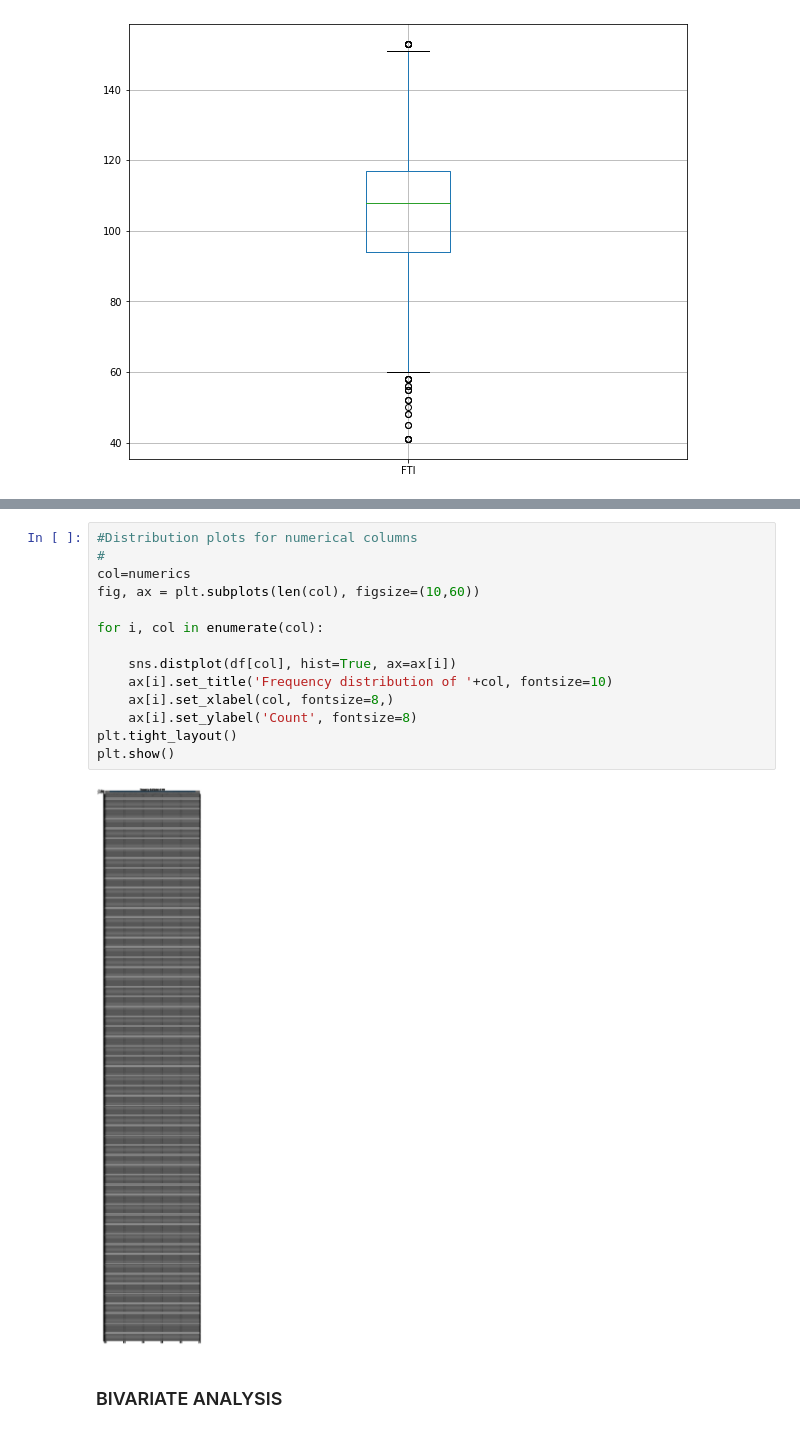
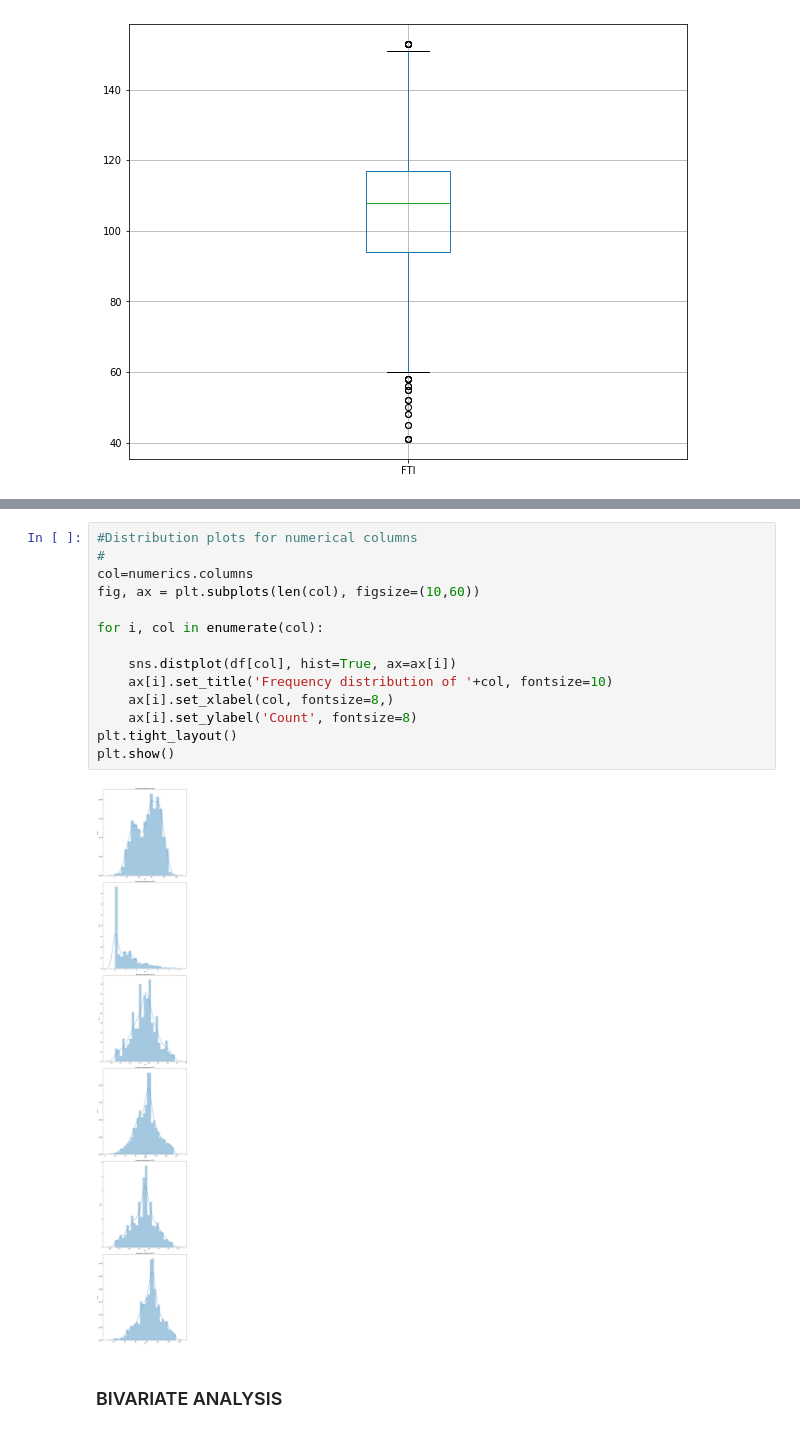
Before and after one commit to BrandonBosire/PROJECT-8, a Jupyter notebook: WEEK_8_IP_(Brandon_Moreno).ipynb, the cells around one changed output, grey strips where cells are left out. Cells and saved outputs as stored; diff of their text form.

```diff
--- a/WEEK_8_IP_(Brandon_Moreno).ipynb
+++ b/WEEK_8_IP_(Brandon_Moreno).ipynb
@@ -410,19 +428,19 @@ for col in numerics:
 # %%
 #Distribution plots for numerical columns
 #
-col=numerics
+col=numerics.columns
 fig, ax = plt.subplots(len(col), figsize=(10,60))
 
 for i, col in enumerate(col):
 
     sns.distplot(df[col], hist=True, ax=ax[i])
     ax[i].set_title('Frequency distribution of '+col, fontsize=10)
     ax[i].set_xlabel(col, fontsize=8,)
     ax[i].set_ylabel('Count', fontsize=8)
 plt.tight_layout()
 plt.show()
 # %% [output]
-[figure, old version]
+[figure, new version]
 # %% [markdown]
 ### BIVARIATE ANALYSIS
 # %%
```
Also changed, not shown: parts of 8 cells of this notebook.
